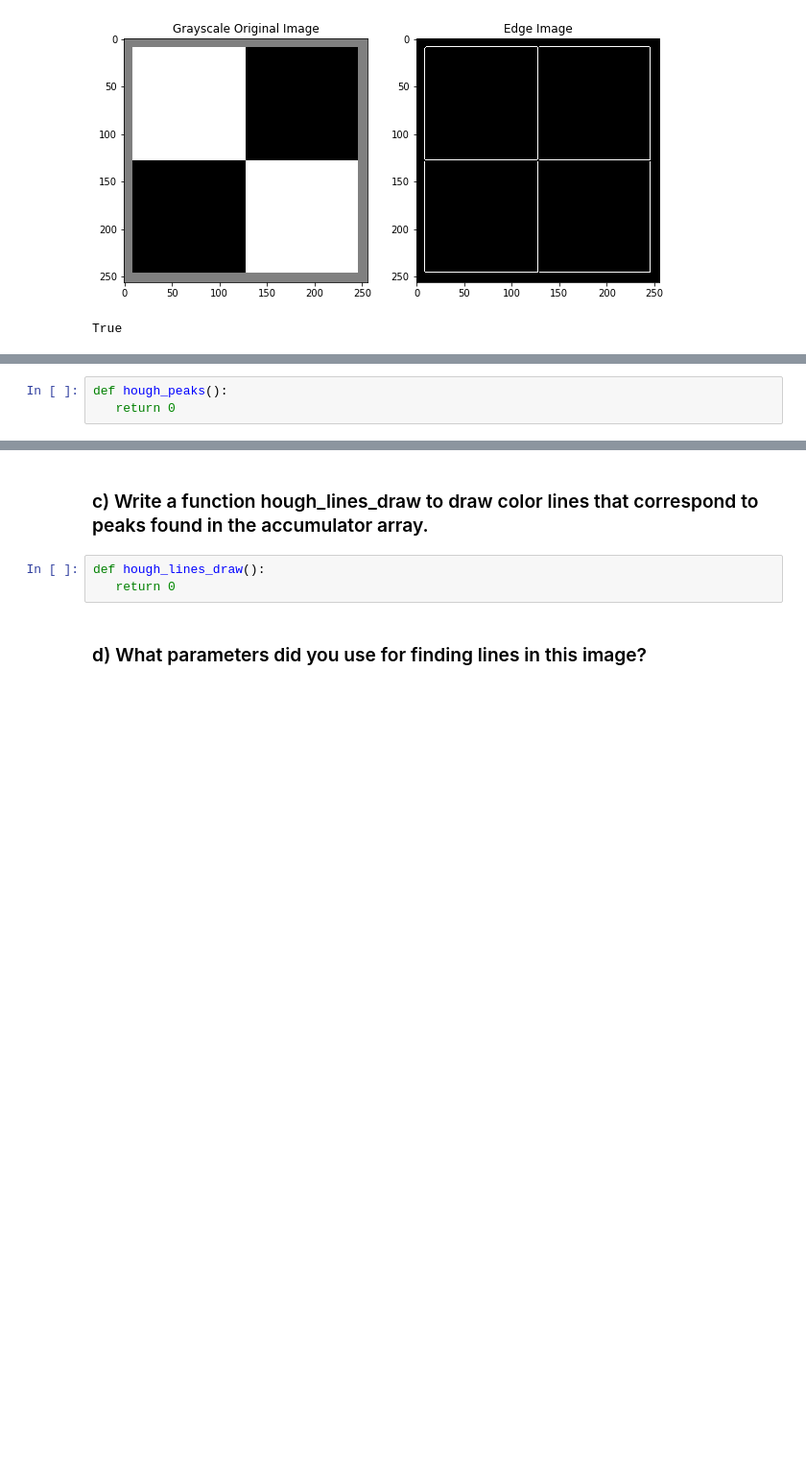
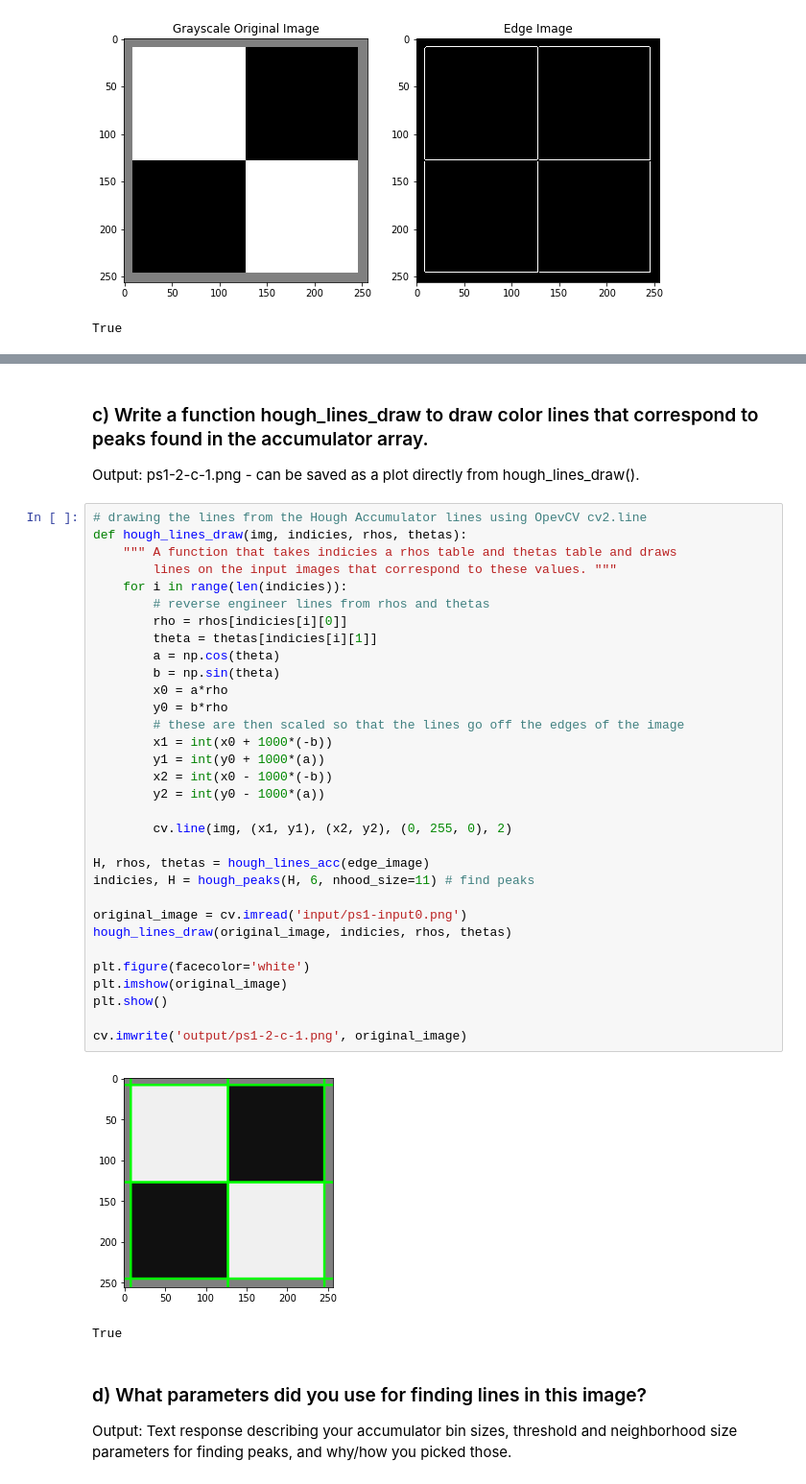
Before and after one commit to Joaom123/udacity-introduction-to-computer-vision, a Jupyter notebook: ps1/ps1.ipynb, the cells around one changed output, grey strips where cells are left out. Shown: that part at 96% size. Cells and saved outputs as stored; diff of their text form; blank space fills up the shorter version.

```diff
--- a/ps1/ps1.ipynb
+++ b/ps1/ps1.ipynb
@@ -38,3 +69,0 @@ def hough_lines_acc():
-# %%
-def hough_peaks():
-   return 0
@@ -41,7 +134,42 @@ def hough_peaks():
 # %% [markdown]
 ### c) Write a function hough_lines_draw to draw color lines that correspond to peaks found in the accumulator array.
+Output: ps1-2-c-1.png - can be saved as a plot directly from hough_lines_draw().
-# %%
-def hough_lines_draw():
-   return 0
+# %%
+# drawing the lines from the Hough Accumulator lines using OpevCV cv2.line
+def hough_lines_draw(img, indicies, rhos, thetas):
+    """ A function that takes indicies a rhos table and thetas table and draws
+        lines on the input images that correspond to these values. """
+    for i in range(len(indicies)):
+        # reverse engineer lines from rhos and thetas
+        rho = rhos[indicies[i][0]]
+        theta = thetas[indicies[i][1]]
+        a = np.cos(theta)
+        b = np.sin(theta)
+        x0 = a*rho
+        y0 = b*rho
+        # these are then scaled so that the lines go off the edges of the image
+        x1 = int(x0 + 1000*(-b))
+        y1 = int(y0 + 1000*(a))
+        x2 = int(x0 - 1000*(-b))
+        y2 = int(y0 - 1000*(a))
+
+        cv.line(img, (x1, y1), (x2, y2), (0, 255, 0), 2)
+
+H, rhos, thetas = hough_lines_acc(edge_image)
+indicies, H = hough_peaks(H, 6, nhood_size=11) # find peaks
+
+original_image = cv.imread('input/ps1-input0.png')
+hough_lines_draw(original_image, indicies, rhos, thetas)
+
+plt.figure(facecolor='white')
+plt.imshow(original_image)
+plt.show()
+
+cv.imwrite('output/ps1-2-c-1.png', original_image)
+# %% [output]
+[figure, added]
+True
 # %% [markdown]
 ### d) What parameters did you use for finding lines in this image?
+Output: Text response describing your accumulator bin sizes, threshold and neighborhood
+size parameters for finding peaks, and why/how you picked those.
```
Also changed, not shown: parts of 11 cells of this notebook, 5 other files.
